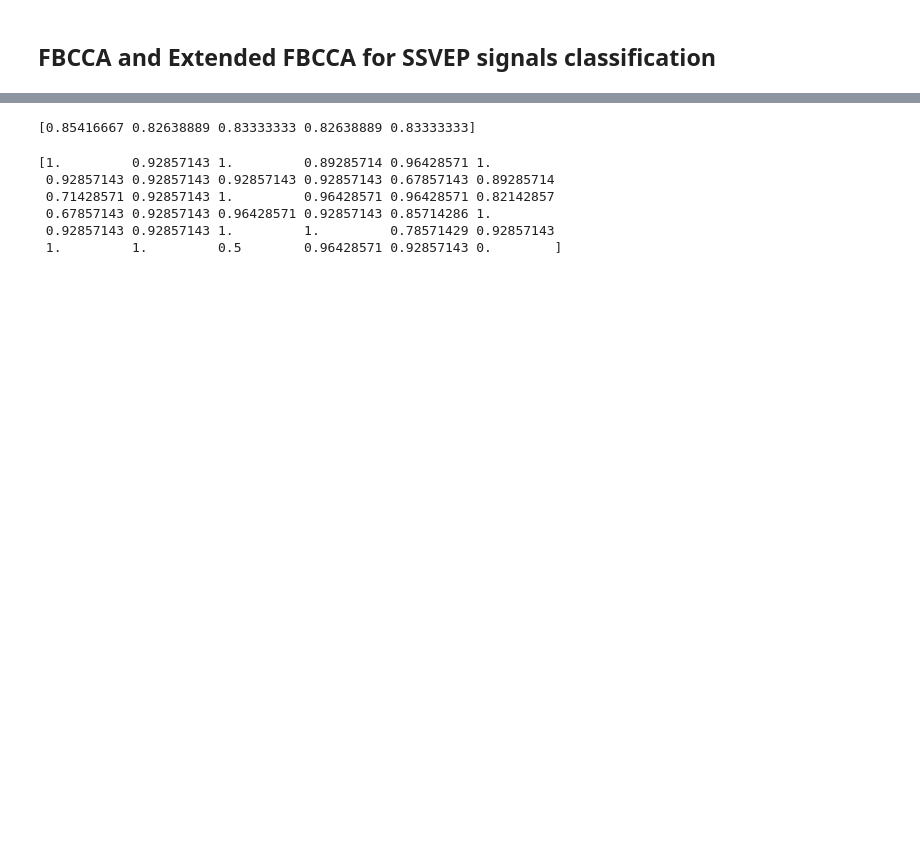
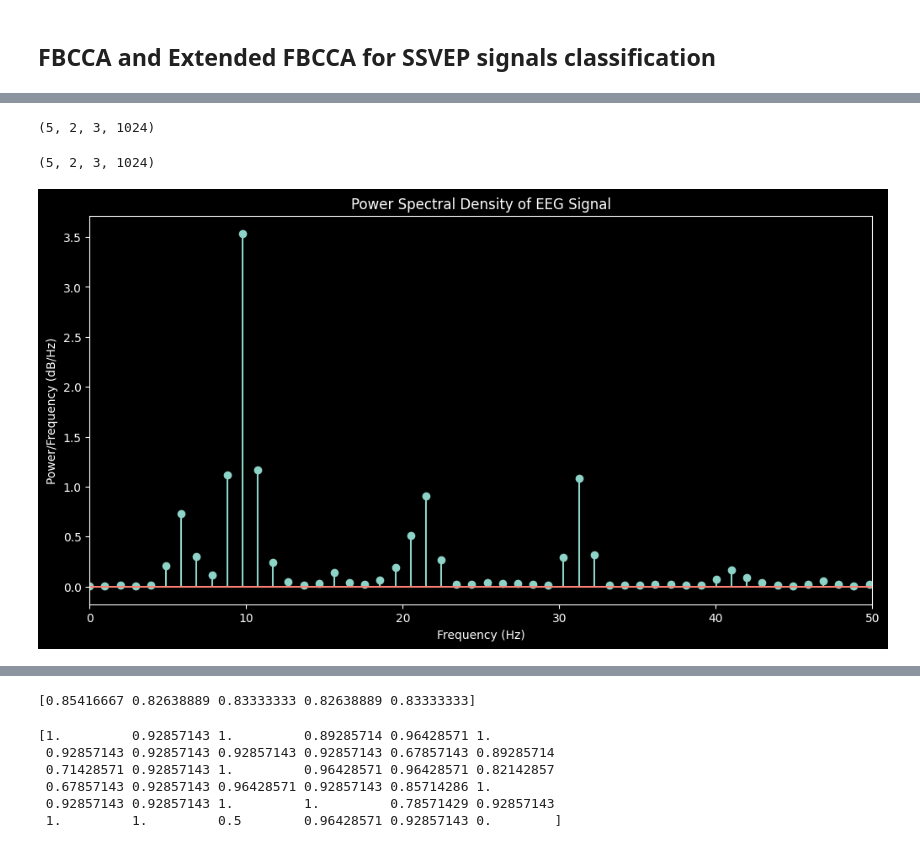
Before and after one commit to loaspra/stargan-ssvep, a Jupyter notebook: classif.ipynb, the cells around one changed output, grey strips where cells are left out. Saved outputs shown, nothing was run; the diff lists cells and outputs as text; code cells hidden in the pictures; blank space fills up the shorter version.

```diff
--- a/classif.ipynb
+++ b/classif.ipynb
@@ -357,3 +246,42 @@ def get_acc_of_subject(subject, path, label, w_size=4):
     acc = accuracy_score(targets, predictions)
 
     return acc
+# %%
+data = np.load("expr/results/ref_03_w_4s.npy")
+data.shape
+# %% [output]
+(5, 2, 3, 1024)
+# %%
+import matplotlib.pyplot as plt
+from scipy import signal
+import numpy as np
+
+
+data = np.load("expr/results/ref_03_w_4s.npy")
+print(data.shape)
+
+# plot the data
+sample = data[4, 1, 2, :] # (3, 1024)
+# data[3, 1, 2, :] --> 12 Hz
+
+
+# plt.figure(figsize=(10, 5))
+# plt.plot(data)
+# plt.show()
+
+freqs, psd = signal.welch(sample, fs=250)
+# set all negatives to 0
+plt.figure(figsize=(12, 6))
+plt.stem(freqs, psd)
+plt.xlabel('Frequency (Hz)')
+plt.ylabel('Power/Frequency (dB/Hz)')
+plt.title('Power Spectral Density of EEG Signal')
+plt.xlim(0, 50)
+plt.show()
+
+
+
+# plot the psd of the signal
+# %% [output]
+(5, 2, 3, 1024)
+[figure, added]
```
Also changed, not shown: parts of 15 cells of this notebook, 10 other files.
